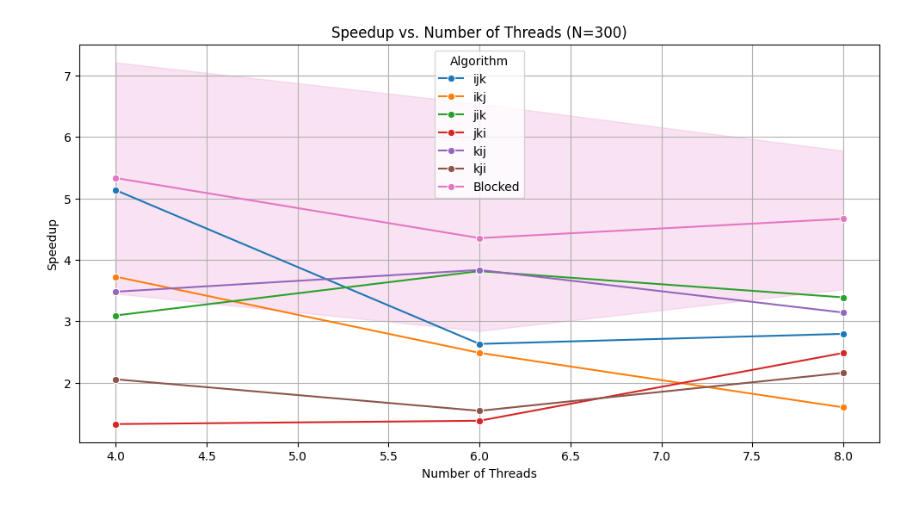
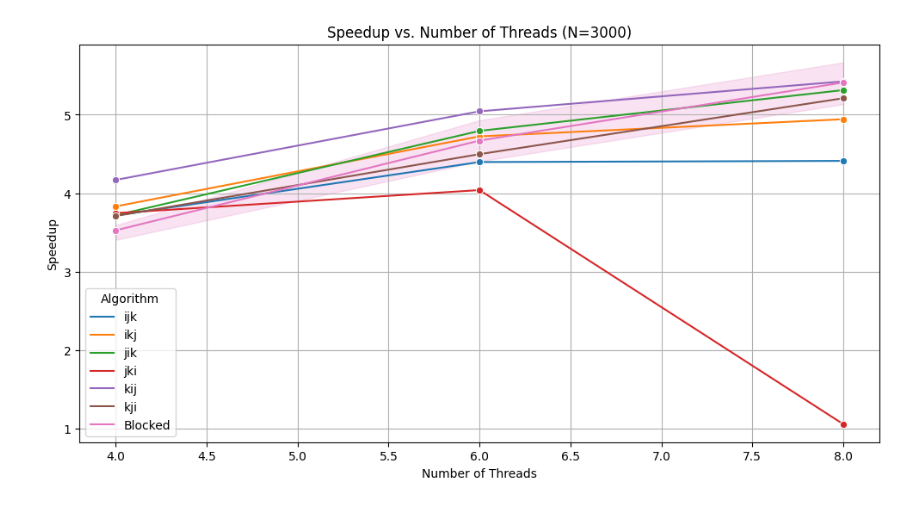
Before and after one commit to miroslav43/Matrix-Multiplication-Benchmarking-with-OpenMP, a Jupyter notebook: plot.ipynb, the cells around one changed output. Drawn from its saved outputs; the diff is of its cells as text; code cells hidden in the pictures.

```diff
--- a/plot.ipynb
+++ b/plot.ipynb
@@ -24,19 +24,19 @@ plt.show()
 # %%
 # Filter data for a specific matrix size, e.g., N = 300
-N_value = 300
+N_value = 3000
 subset = data[(data['N'] == N_value) & (data['Version'] == 'Parallel')]
 
 # Plot Speedup vs. Number of Threads
 plt.figure(figsize=(12, 6))
 sns.lineplot(data=subset, x='Threads', y='Speedup', hue='Algorithm', marker='o')
 plt.title(f'Speedup vs. Number of Threads (N={N_value})')
 plt.xlabel('Number of Threads')
 plt.ylabel('Speedup')
 plt.legend(title='Algorithm')
 plt.grid(True)
 plt.show()
 # %% [output]
-[figure, old version]
+[figure, new version]
 # %%
 # Filter data for blocked algorithms
 blocked_data = data[data['Algorithm'] == 'Blocked']
```
Also changed, not shown: parts of 6 cells of this notebook, 12 other files.
